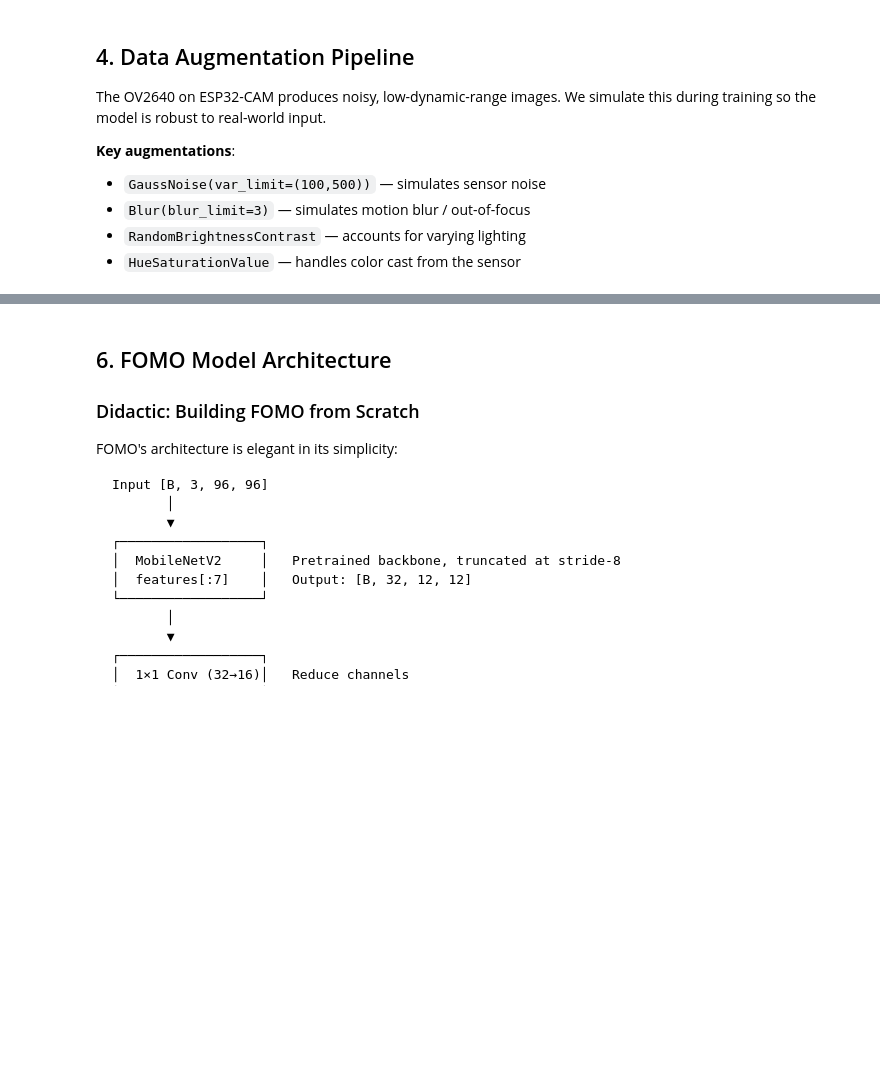
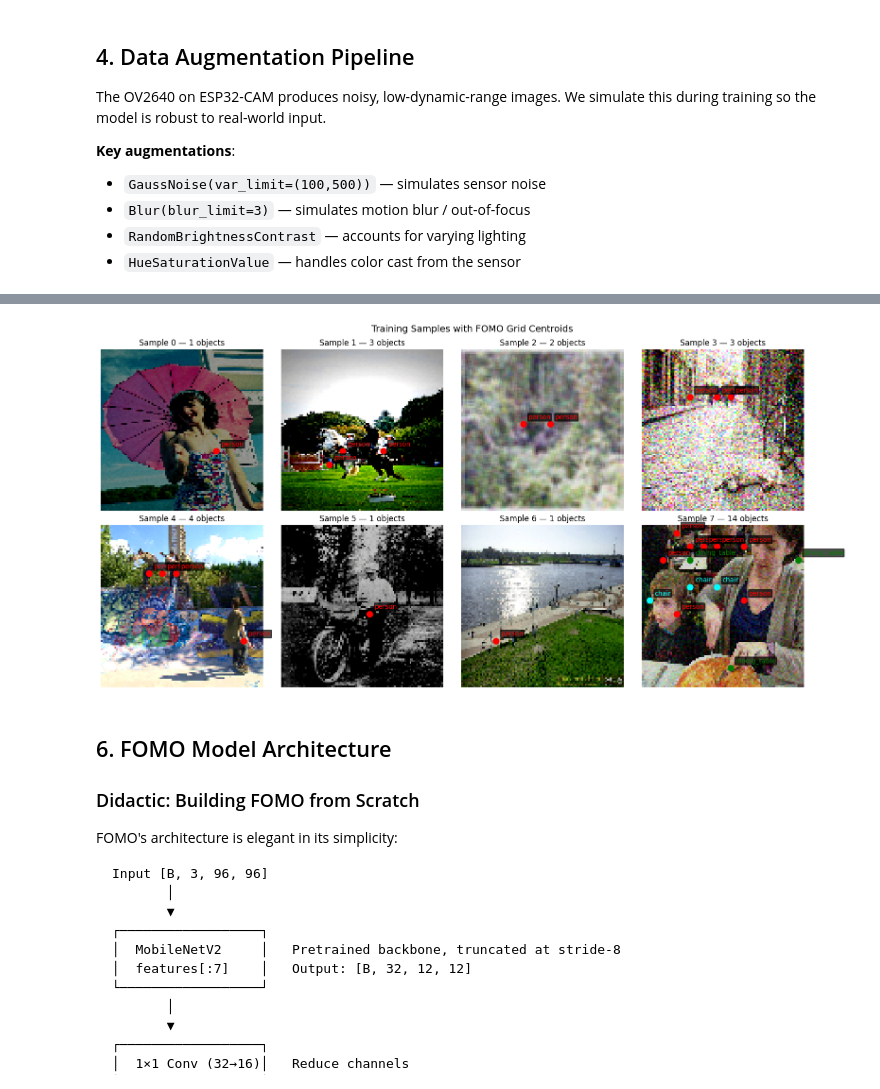
Before and after one commit to t-wilkinson/projects, a Jupyter notebook: ai/esp32-pc-object-detection/fomo.ipynb, the cells around one changed output, grey strips where cells are left out. Drawn from its saved outputs; the diff is of its cells as text; code cells hidden in the pictures; blank space fills up the shorter version.

```diff
--- a/ai/esp32-pc-object-detection/fomo.ipynb
+++ b/ai/esp32-pc-object-detection/fomo.ipynb
@@ -363,34 +465,36 @@ def denormalize(tensor, mean=(0.485, 0.456, 0.406), std=(0.229, 0.224, 0.225)):
     return img.clamp(0, 1)
 
 fig, axes = plt.subplots(2, 4, figsize=(16, 8))
 
 for i, ax in enumerate(axes.flat):
     img, target = train_dataset[i]
     img_display = denormalize(img).permute(1, 2, 0).numpy()
 
     ax.imshow(img_display)
 
     # Overlay grid cells with detections
     for gy in range(GRID_SIZE):
         for gx in range(GRID_SIZE):
             cls = target[gy, gx].item()
             if cls > 0:
                 # Draw a marker at the cell center
                 px = (gx + 0.5) * CELL_SIZE
                 py = (gy + 0.5) * CELL_SIZE
                 colors = ['', 'red', 'yellow', 'cyan', 'magenta', 'green']
                 ax.plot(px, py, 'o', color=colors[cls], markersize=8, markeredgewidth=2)
                 ax.text(px + 3, py - 3, FOMO_CLASS_NAMES[cls],
-                        fontsize=6, color=colors[cls],
+                        fontsize=10, color=colors[cls],
                         bbox=dict(boxstyle='round,pad=0.1', facecolor='black', alpha=0.7))
 
     obj_count = (target > 0).sum().item()
     ax.set_title(f'Sample {i} — {obj_count} objects')
     ax.axis('off')
 
 plt.suptitle('Training Samples with FOMO Grid Centroids', fontsize=14)
 plt.tight_layout()
 plt.show()
+# %% [output]
+[figure, added]
 # %% [markdown]
 ## 6. FOMO Model Architecture
 
```
Also changed, not shown: parts of 11 cells of this notebook.
